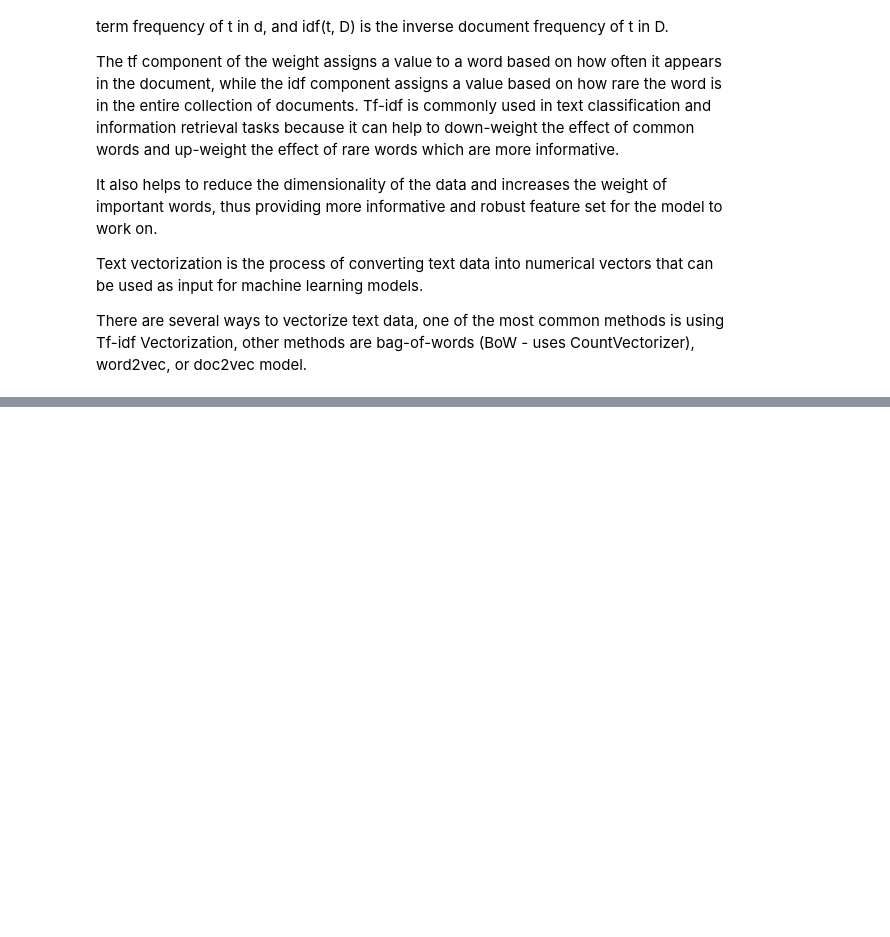
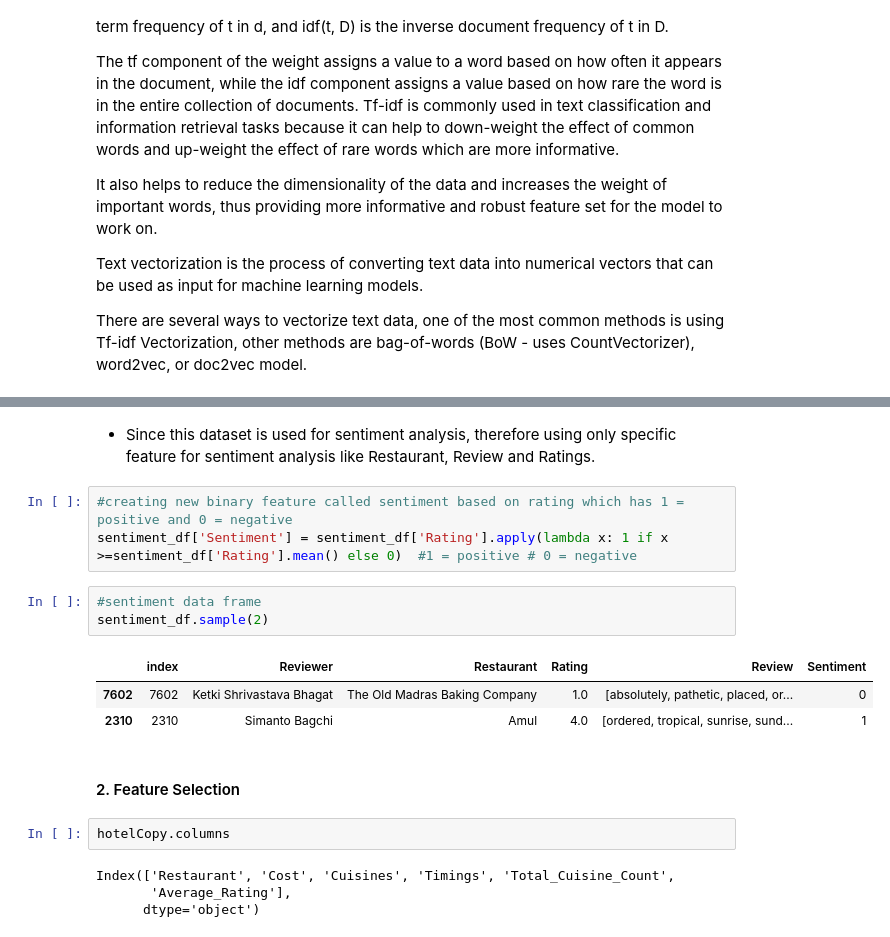
Before and after one commit to Siddharth3271/Advanced-Zomato-Restaurant-Clustering-and-Sentiment-Analysis, a Jupyter notebook: notebook.ipynb, the cells around one changed output, grey strips where cells are left out. Drawn from its saved outputs; the diff is of its cells as text; blank space fills up the shorter version.

```diff
--- a/notebook.ipynb
+++ b/notebook.ipynb
@@ -1967,0 +2093,20 @@ There are several ways to vectorize text data, one of the most common methods is
+# %% [markdown]
+* Since this dataset is used for sentiment analysis, therefore using only specific feature for sentiment analysis like Restaurant, Review and Ratings.
+# %%
+#creating new binary feature called sentiment based on rating which has 1 = positive and 0 = negative
+sentiment_df['Sentiment'] = sentiment_df['Rating'].apply(lambda x: 1 if x >=sentiment_df['Rating'].mean() else 0)  #1 = positive # 0 = negative
+# %%
+#sentiment data frame
+sentiment_df.sample(2)
+# %% [output]
+|  | index | Reviewer | Restaurant | Rating | Review | Sentiment |
+| 7602 | 7602 | Ketki Shrivastava Bhagat | The Old Madras Baking Company | 1.0 | [absolutely, pathetic, placed, or... | 0 |
+| 2310 | 2310 | Simanto Bagchi | Amul | 4.0 | [ordered, tropical, sunrise, sund... | 1 |
+# %% [markdown]
+#### 2. Feature Selection
+# %%
+hotelCopy.columns
+# %% [output]
+Index(['Restaurant', 'Cost', 'Cuisines', 'Timings', 'Total_Cuisine_Count',
+       'Average_Rating'],
+      dtype='object')
```
Also changed, not shown: parts of 36 cells of this notebook.
